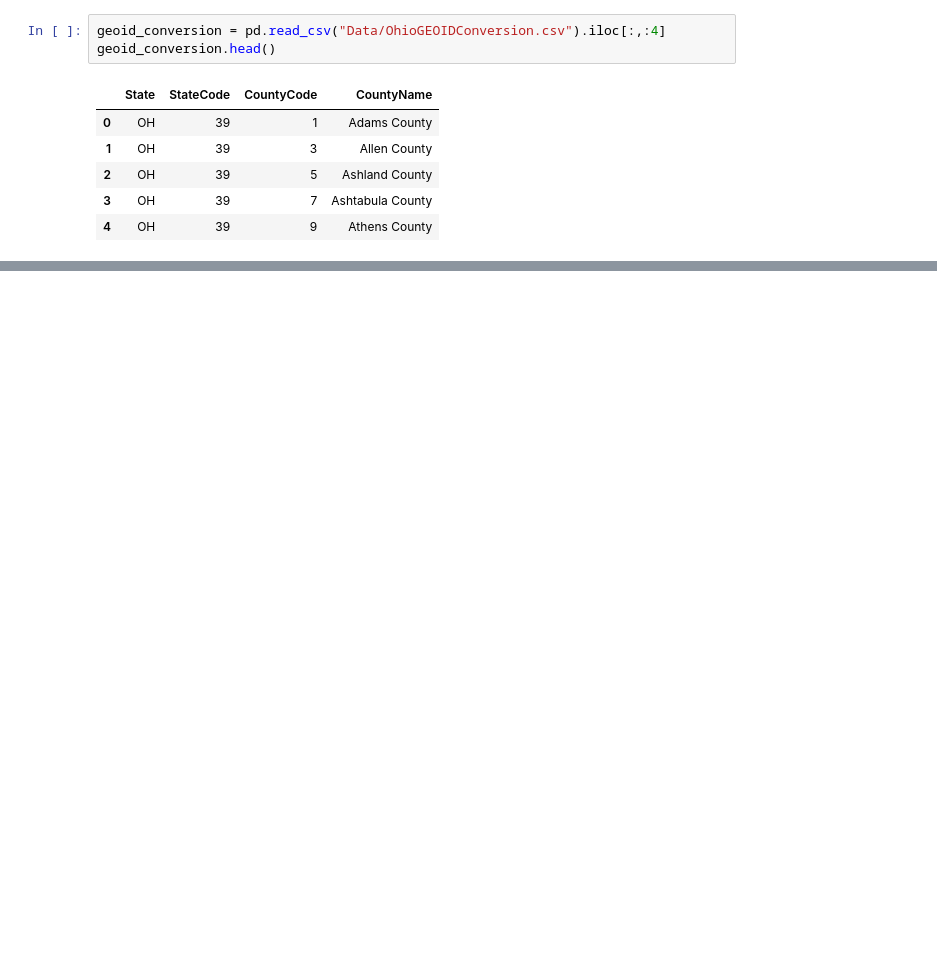
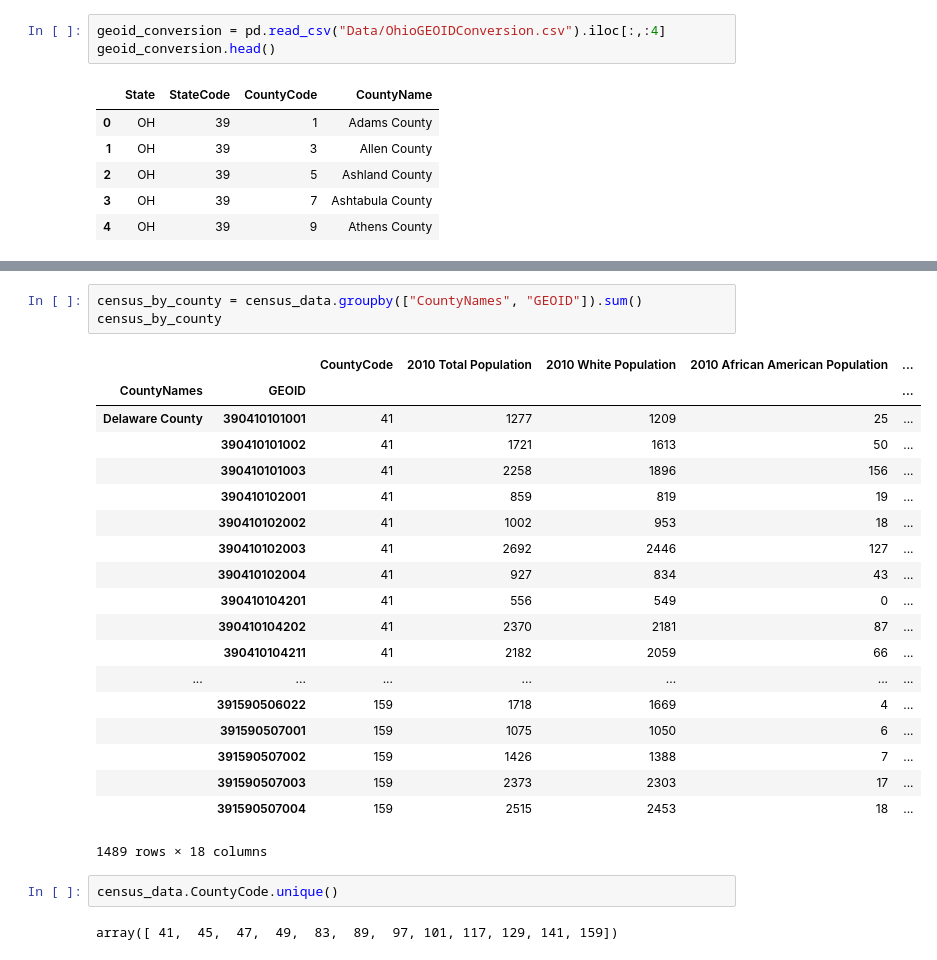
Before and after one commit to data-x-sp19/EVAC, a Jupyter notebook: PT_data.ipynb, the cells around one changed output, grey strips where cells are left out. Drawn from its saved outputs; the diff is of its cells as text; blank space fills up the shorter version.

```diff
--- a/PT_data.ipynb
+++ b/PT_data.ipynb
@@ -77,0 +83,27 @@ census_data.head()
+# %%
+census_by_county = census_data.groupby(["CountyNames", "GEOID"]).sum()
+census_by_county
+# %% [output]
+|  |  | CountyCode | 2010 Total Population | 2010 White Population | 2010 African American Population | ... |
+| CountyNames | GEOID |  |  |  |  | ... |
+| Delaware County | 390410101001 | 41 | 1277 | 1209 | 25 | ... |
+|  | 390410101002 | 41 | 1721 | 1613 | 50 | ... |
+|  | 390410101003 | 41 | 2258 | 1896 | 156 | ... |
+|  | 390410102001 | 41 | 859 | 819 | 19 | ... |
+|  | 390410102002 | 41 | 1002 | 953 | 18 | ... |
+|  | 390410102003 | 41 | 2692 | 2446 | 127 | ... |
+|  | 390410102004 | 41 | 927 | 834 | 43 | ... |
+|  | 390410104201 | 41 | 556 | 549 | 0 | ... |
+|  | 390410104202 | 41 | 2370 | 2181 | 87 | ... |
+|  | 390410104211 | 41 | 2182 | 2059 | 66 | ... |
+| ... | ... | ... | ... | ... | ... | ... |
+|  | 391590506022 | 159 | 1718 | 1669 | 4 | ... |
+|  | 391590507001 | 159 | 1075 | 1050 | 6 | ... |
+|  | 391590507002 | 159 | 1426 | 1388 | 7 | ... |
+|  | 391590507003 | 159 | 2373 | 2303 | 17 | ... |
+|  | 391590507004 | 159 | 2515 | 2453 | 18 | ... |
+1489 rows × 18 columns
+# %%
+census_data.CountyCode.unique()
+# %% [output]
+array([ 41,  45,  47,  49,  83,  89,  97, 101, 117, 129, 141, 159])
```
Also changed, not shown: parts of 2 cells of this notebook, 2 other files.
